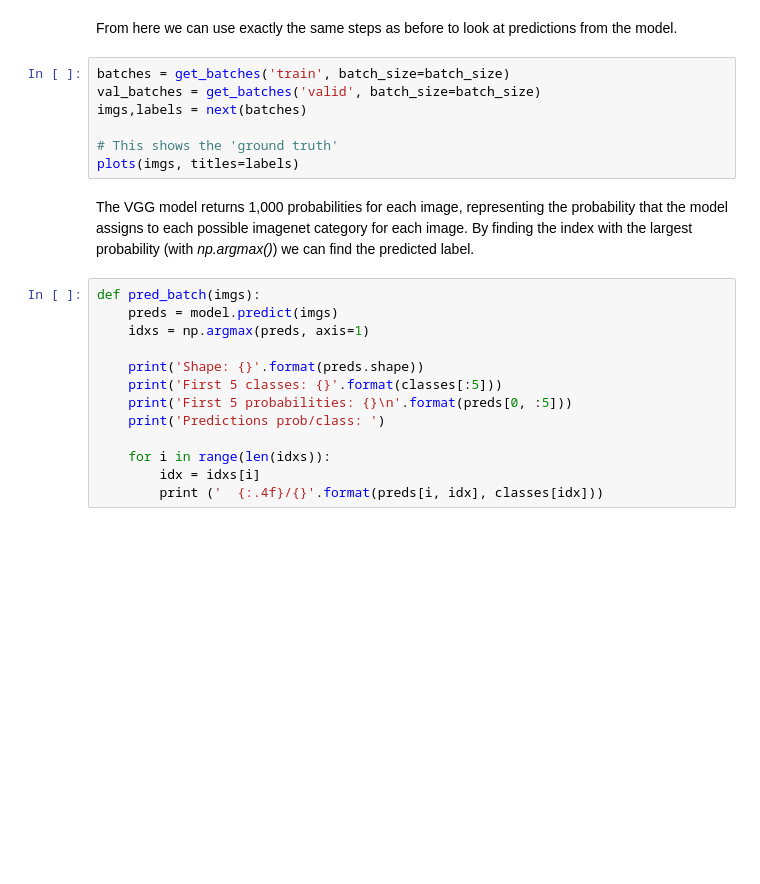
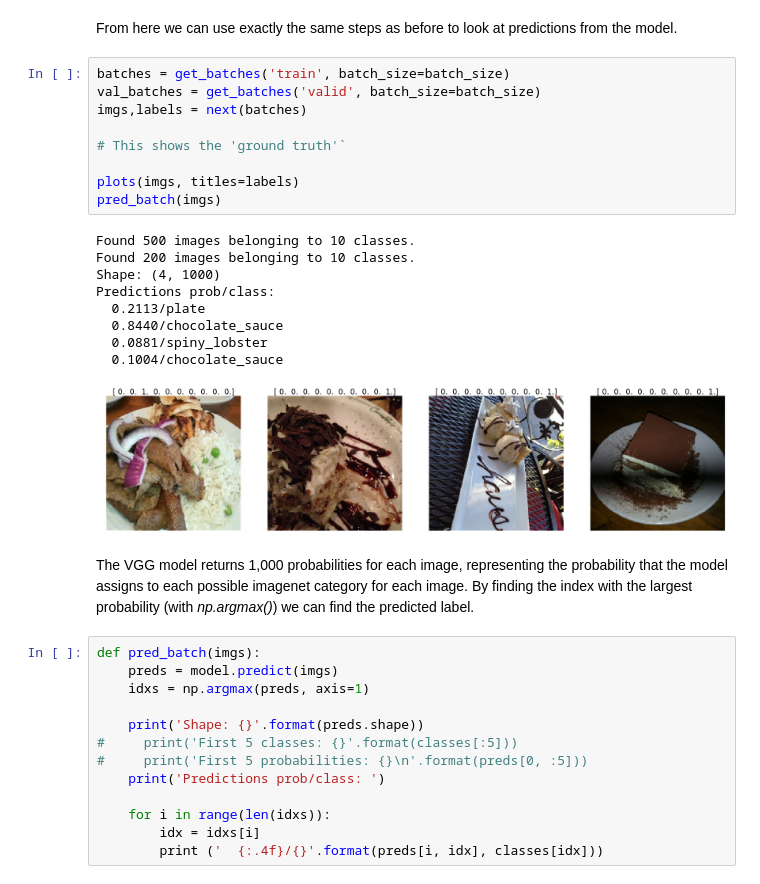
Before and after one commit to BraunAvi/food101, a Jupyter notebook: nbs/food101-Python3_local.ipynb, the cells around one changed output. Drawn from its saved outputs; the diff is of its cells as text; blank space fills up the shorter version.

```diff
--- a/nbs/food101-Python3_local.ipynb
+++ b/nbs/food101-Python3_local.ipynb
@@ -299,10 +275,22 @@ From here we can use exactly the same steps as before to look at predictions fro
 # %%
 batches = get_batches('train', batch_size=batch_size)
 val_batches = get_batches('valid', batch_size=batch_size)
 imgs,labels = next(batches)
 
-# This shows the 'ground truth'
+# This shows the 'ground truth'`
+
 plots(imgs, titles=labels)
+pred_batch(imgs)
+# %% [output]
+Found 500 images belonging to 10 classes.
+Found 200 images belonging to 10 classes.
+Shape: (4, 1000)
+Predictions prob/class:
+  0.2113/plate
+  0.8440/chocolate_sauce
+  0.0881/spiny_lobster
+  0.1004/chocolate_sauce
+[figure, added]
 # %% [markdown]
 The VGG model returns 1,000 probabilities for each image, representing the probability that the model assigns to each possible imagenet category for each image. By finding the index with the largest probability (with *np.argmax()*) we can find the predicted label.
 # %%
@@ -311,8 +299,8 @@ def pred_batch(imgs):
     idxs = np.argmax(preds, axis=1)
 
     print('Shape: {}'.format(preds.shape))
-    print('First 5 classes: {}'.format(classes[:5]))
-    print('First 5 probabilities: {}\n'.format(preds[0, :5]))
+#     print('First 5 classes: {}'.format(classes[:5]))
+#     print('First 5 probabilities: {}\n'.format(preds[0, :5]))
     print('Predictions prob/class: ')
 
     for i in range(len(idxs)):
```
Also changed, not shown: parts of 38 cells of this notebook, 3 other files.
